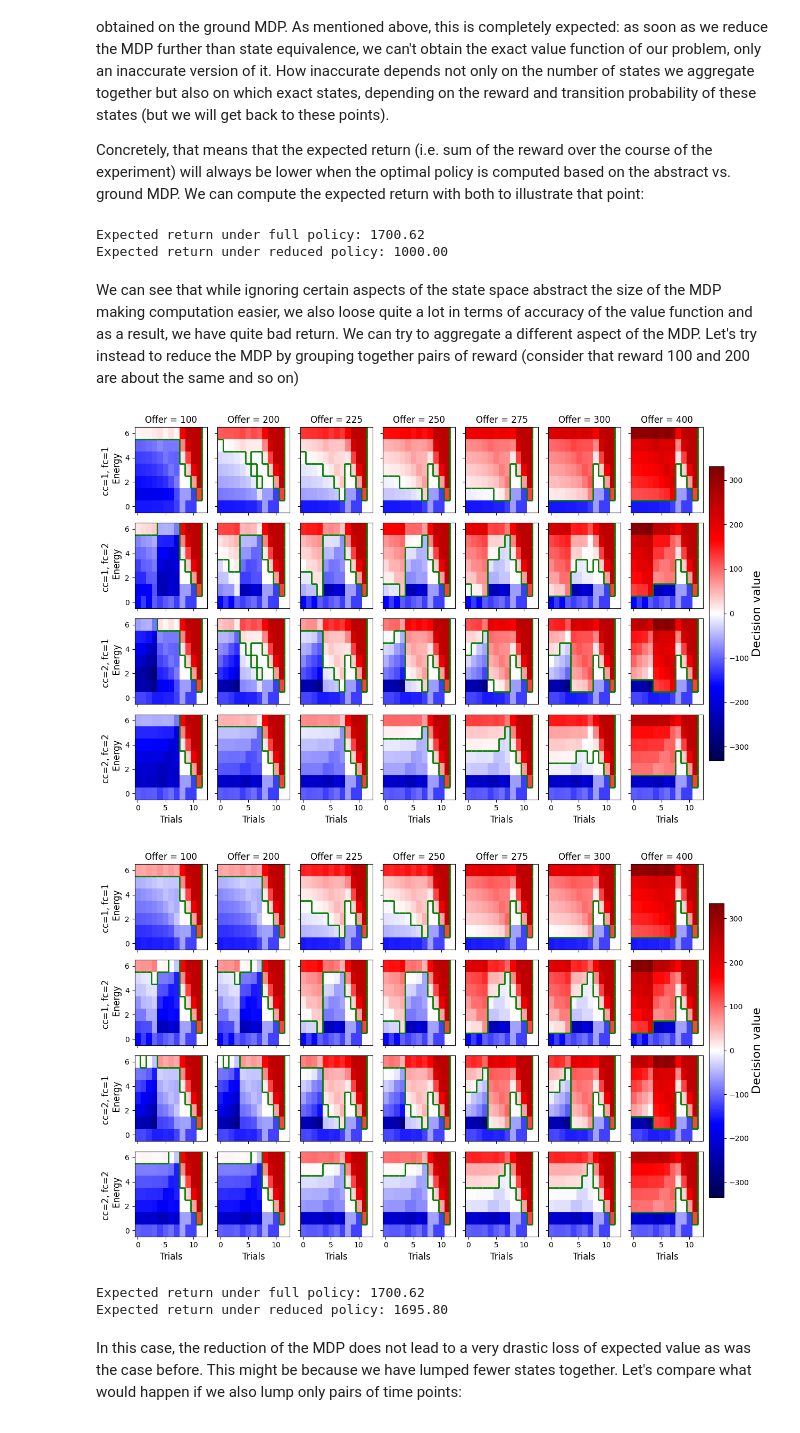
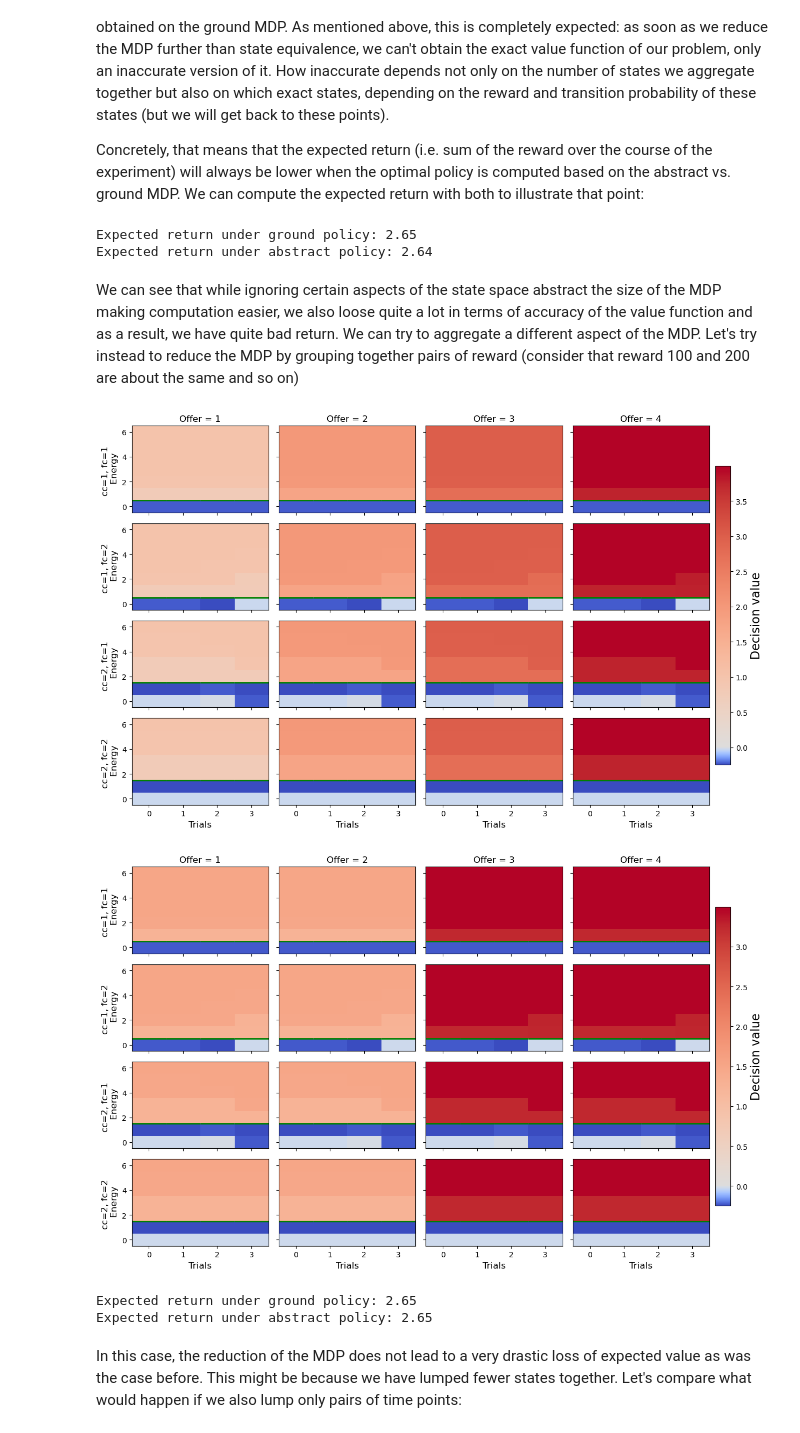
Before and after one commit to AlexLepauvre/state-abstraction, a Jupyter notebook: notebooks/03_heuristic_state_abstraction.ipynb, the cells around one changed output. Cells and saved outputs as stored; diff of their text form; code cells hidden in the pictures.

```diff
--- a/notebooks/03_heuristic_state_abstraction.ipynb
+++ b/notebooks/03_heuristic_state_abstraction.ipynb
@@ -31,28 +31,29 @@ To simplify planning, participants might decide to take their decision based sol
 import numpy as np
 
 from stabst.utils import aggregate_states, avg_reduce_mdp, abstract2ground_value, group_var
-from MarkovDecisionProcess import MDP
-from TaskConfig import LimitedEnergyTask
+from stabst.MarkovDecisionProcess import MDP
+from stabst.TaskConfig import LimitedEnergyTask
 import matplotlib.pyplot as plt
 
 
 # Create the task and its parameters (transition probability, reward...):
-task = LimitedEnergyTask(tmax=12, energy_bonus=0)
+task = LimitedEnergyTask(O=[1, 2, 3, 4], p_offer=[1/4] * 4)
 task.build()
 
 # Create the ground MDP
-task_mdp = MDP(task.states, task.tp, task.r, s2i=task.s2i)
+gamma = 0.5
+task_mdp = MDP(task.states, task.tp, task.r, gamma, s2i=task.s2i)
 # Solve the ground MDP:
 V_ground, Q_ground = task_mdp.backward_induction()
 
 # Create state classes, where each class contain all states with same
 # energy, offer, current cost but all future costs and time possible:
-states_not_nofc = list(set([state[0:2] for state in task_mdp.states]))
+states_not_nofc = list(set([state[0:3] for state in task_mdp.states]))
 states_classes = []
 for state_r in states_not_nofc:
     class_ = []
     for state in task_mdp.states:
-        if state[0:2] == state_r:
+        if state[0:3] == state_r:
             class_.append(state)
     states_classes.append(class_)
 
@@ -60,13 +61,13 @@ for state_r in states_not_nofc:
 statesR, tpR, rR, class_of_state = avg_reduce_mdp(states_classes, task_mdp.tp, task_mdp.r, task_mdp.s2i)
 
 # Create abstract MDP:
-abstract_mdp = MDP(statesR, tpR, rR)
+abstract_mdp = MDP(statesR, tpR, rR, gamma)
 # Solve the MDP:
 V_R, Q_R = abstract_mdp.backward_induction()
 # Project back to ground space:
 _, Q_from_abstract = abstract2ground_value(class_of_state, V_R, Q_R)
 # Plot the decision values:
-task_mdp.plot_dv(Q_ground[:, 1]-Q_ground[:, 0], tmax=12)
-task_mdp.plot_dv(Q_from_abstract[:, 1]-Q_from_abstract[:, 0], tmax=12)
+task_mdp.plot_dv(Q_ground[:, 1]-Q_ground[:, 0], tmax=4)
+task_mdp.plot_dv(Q_from_abstract[:, 1]-Q_from_abstract[:, 0], tmax=4, cmap_midpoint=0)
 plt.show()
 # %% [output]
@@ -82,45 +83,45 @@ U_abstract = task_mdp.expected_return(np.array(Q_from_abstract[:, 1] - Q_from_ab
 print(f"Expected return under ground policy: {U_ground:.2f}")
 print(f"Expected return under abstract policy: {U_abstract:.2f}")
 # %% [output]
-Expected return under full policy: 1700.62
-Expected return under reduced policy: 1000.00
+Expected return under ground policy: 2.65
+Expected return under abstract policy: 2.64
 # %% [markdown]
 We can see that while ignoring certain aspects of the state space abstract the size of the MDP making computation easier, we also loose quite a lot in terms of accuracy of the value function and as a result, we have quite bad return. We can try to aggregate a different aspect of the MDP. Let's try instead to reduce the MDP by grouping together pairs of reward (consider that reward 100 and 200 are about the same and so on)
 # %%
 # Group pairs of rewards:
 rewards_pairs = group_var(task.O)[0]
 
 states_classes = []
 # Loop through each state:
 for state in task_mdp.states:
     # Loop through each group
     for p in rewards_pairs:
         if state[1] == p[0]:
             states_classes.append([tuple(list(state[:1]) + [v] + list(state[1+1:])) for v in p])
             break
 
 # Reduce the MDP:
 statesR, tpR, rR, class_of_state = avg_reduce_mdp(states_classes, task_mdp.tp, task_mdp.r, task_mdp.s2i)
 # Create abstract MDP:
-abstract_mdp = MDP(statesR, tpR, rR)
+abstract_mdp = MDP(statesR, tpR, rR, gamma)
 # Solve the MDP:
 V_R, Q_R = abstract_mdp.backward_induction()
 # Project back to ground space:
 _, Q_from_abstract = abstract2ground_value(class_of_state, V_R, Q_R)
 
 # Plot the decision values:
-task_mdp.plot_dv(Q_ground[:, 1]-Q_ground[:, 0])
-task_mdp.plot_dv(Q_from_abstract[:, 1]-Q_from_abstract[:, 0])
+task_mdp.plot_dv(Q_ground[:, 1]-Q_ground[:, 0], tmax=4, cmap_midpoint=0)
+task_mdp.plot_dv(Q_from_abstract[:, 1]-Q_from_abstract[:, 0], tmax=4, cmap_midpoint=0)
 plt.show()
 U_ground = task_mdp.expected_return(np.array(Q_ground[:, 1] - Q_ground[:, 0] > 0).astype(int), initial_energy=3)
 U_abstract = task_mdp.expected_return(np.array(Q_from_abstract[:, 1] - Q_from_abstract[:, 0] > 0).astype(int), initial_energy=3)
 print(f"Expected return under ground policy: {U_ground:.2f}")
 print(f"Expected return under abstract policy: {U_abstract:.2f}")
 # %% [output]
-[figure, old version]
+[figure, new version]
-[figure, old version]
+[figure, new version]
-Expected return under full policy: 1700.62
-Expected return under reduced policy: 1695.80
+Expected return under ground policy: 2.65
+Expected return under abstract policy: 2.65
 # %% [markdown]
 In this case, the reduction of the MDP does not lead to a very drastic loss of expected value as was the case before. This might be because we have lumped fewer states together. Let's compare what would happen if we also lump only pairs of time points:
 # %%
```
Also changed, not shown: parts of 5 cells of this notebook, 8 other files.
